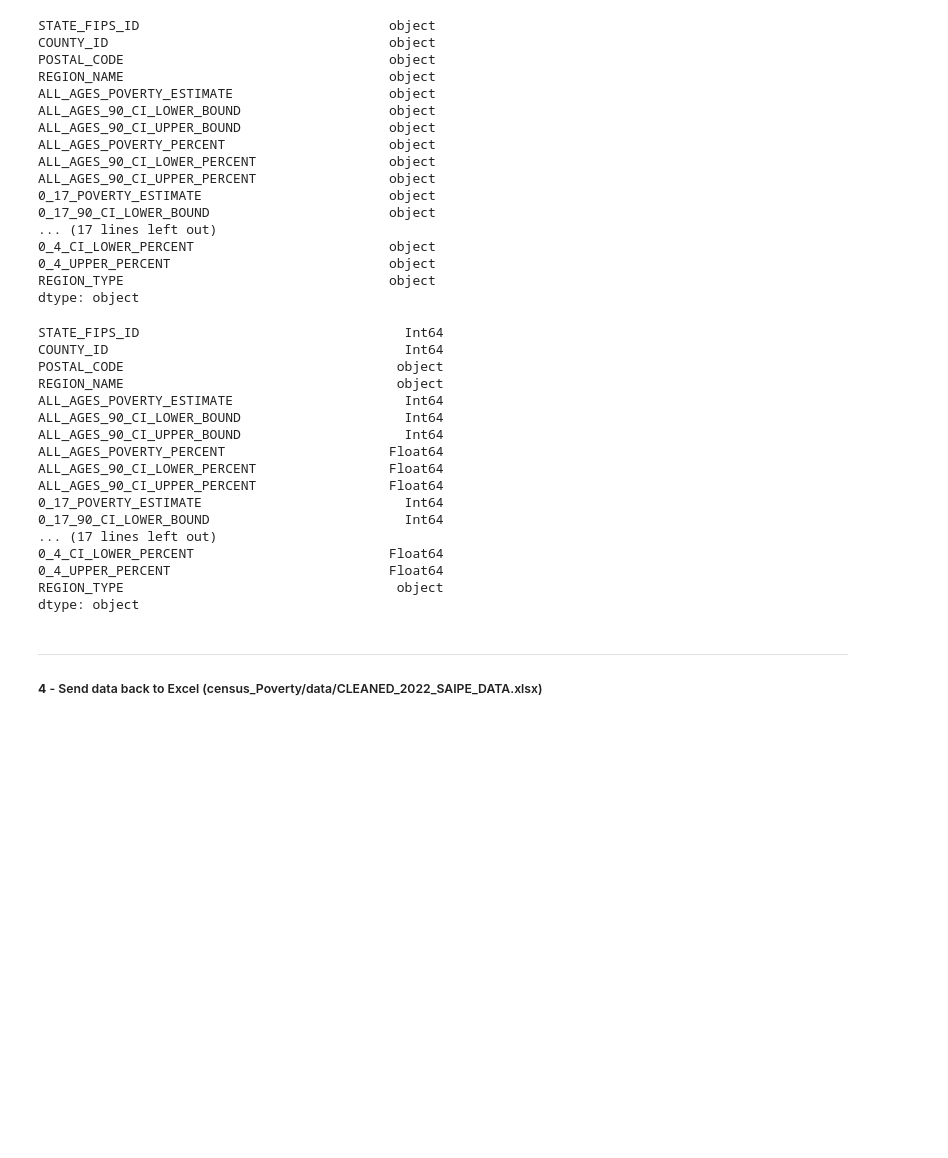
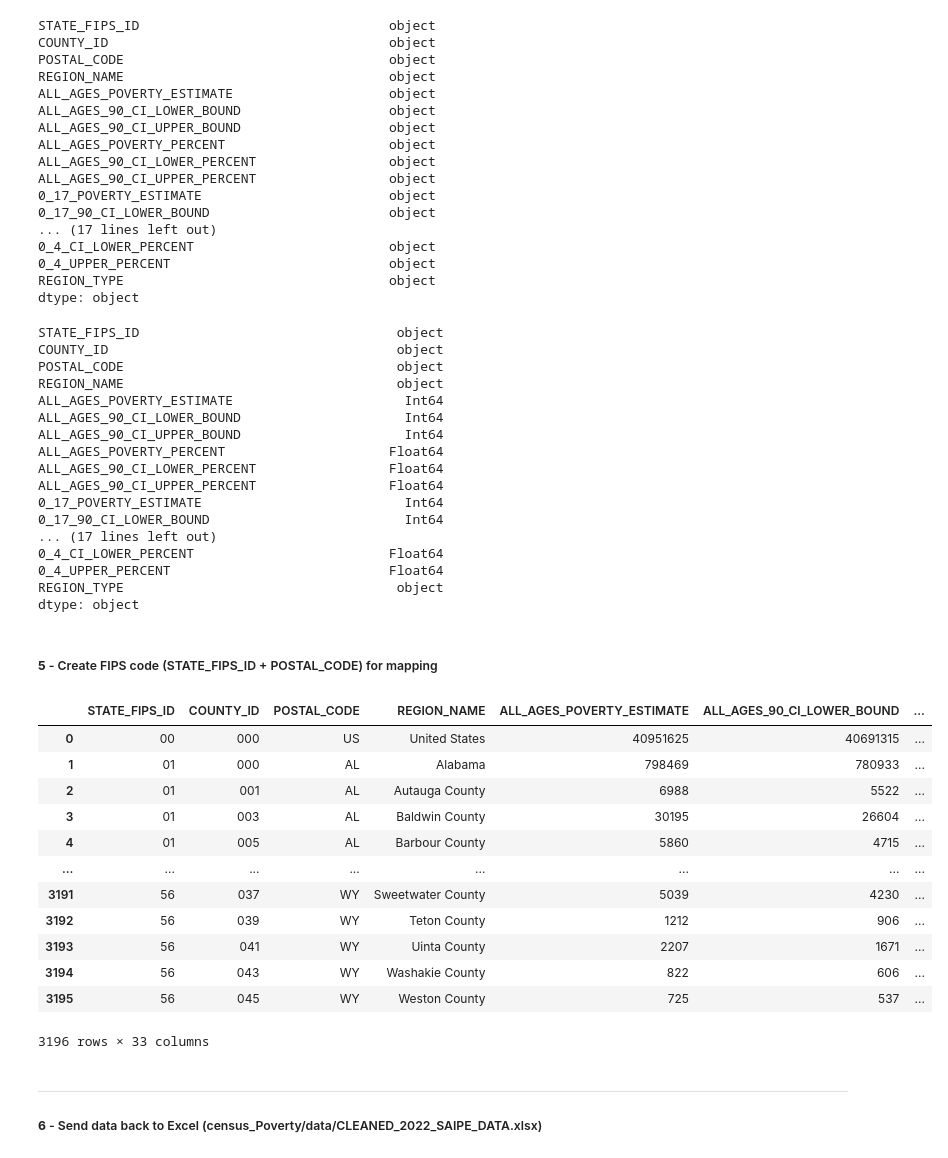
Before and after one commit to dillon-shearer/portfolio, a Jupyter notebook: census_Poverty/2_data_Pre_Processing.ipynb, the cells around one changed output. Cells and saved outputs as stored; diff of their text form; code cells hidden in the pictures; blank space fills up the shorter version.

Commit message:
curate fips id col for mapping (state id + county id)

```diff
--- a/census_Poverty/2_data_Pre_Processing.ipynb
+++ b/census_Poverty/2_data_Pre_Processing.ipynb
@@ -196,8 +196,6 @@ dtype: object
 # %%
 # Create a dictionary mapping from current dtypes in df to the desired dtypes
 dtype_map = {
-    'STATE_FIPS_ID': int,
-    'COUNTY_ID': int,
     'POSTAL_CODE': object,
     'REGION_NAME': object,
     'ALL_AGES_POVERTY_ESTIMATE': int,
@@ -241,8 +239,8 @@ df[int_columns] = df[int_columns].astype('Int64')  # Use 'Int64' (capital "I") t
 # Check the result
 df.dtypes
 # %% [output]
-STATE_FIPS_ID                                  Int64
-COUNTY_ID                                      Int64
+STATE_FIPS_ID                                 object
+COUNTY_ID                                     object
 POSTAL_CODE                                   object
 REGION_NAME                                   object
 ALL_AGES_POVERTY_ESTIMATE                      Int64
@@ -258,9 +256,29 @@ ALL_AGES_90_CI_UPPER_PERCENT                 Float64
 0_4_UPPER_PERCENT                            Float64
 REGION_TYPE                                   object
 dtype: object
+# %% [markdown]
+##### **5** - Create FIPS code (STATE_FIPS_ID + POSTAL_CODE) for mapping
+# %%
+# Combining 'STATE_FIPS_ID' and 'POSTAL_CODE' to create a 5-digit FIPS code
+df['FIPS_CODE'] = df['STATE_FIPS_ID'] + df['COUNTY_ID']
+df
+# %% [output]
+|  | STATE_FIPS_ID | COUNTY_ID | POSTAL_CODE | REGION_NAME | ALL_AGES_POVERTY_ESTIMATE | ALL_AGES_90_CI_LOWER_BOUND | ... |
+| 0 | 00 | 000 | US | United States | 40951625 | 40691315 | ... |
+| 1 | 01 | 000 | AL | Alabama | 798469 | 780933 | ... |
+| 2 | 01 | 001 | AL | Autauga County | 6988 | 5522 | ... |
+| 3 | 01 | 003 | AL | Baldwin County | 30195 | 26604 | ... |
+| 4 | 01 | 005 | AL | Barbour County | 5860 | 4715 | ... |
+| ... | ... | ... | ... | ... | ... | ... | ... |
+| 3191 | 56 | 037 | WY | Sweetwater County | 5039 | 4230 | ... |
+| 3192 | 56 | 039 | WY | Teton County | 1212 | 906 | ... |
+| 3193 | 56 | 041 | WY | Uinta County | 2207 | 1671 | ... |
+| 3194 | 56 | 043 | WY | Washakie County | 822 | 606 | ... |
+| 3195 | 56 | 045 | WY | Weston County | 725 | 537 | ... |
+3196 rows × 33 columns
 # %% [markdown]
 ----
-##### **4** - Send data back to Excel (census_Poverty/data/CLEANED_2022_SAIPE_DATA.xlsx)
+##### **6** - Send data back to Excel (census_Poverty/data/CLEANED_2022_SAIPE_DATA.xlsx)
 # %%
 out_filepath = f'./data/CLEANED_2022_SAIPE_DATA.xlsx'
 df.to_excel(out_filepath, index=False)
```
Also changed, not shown: 1 other file.
